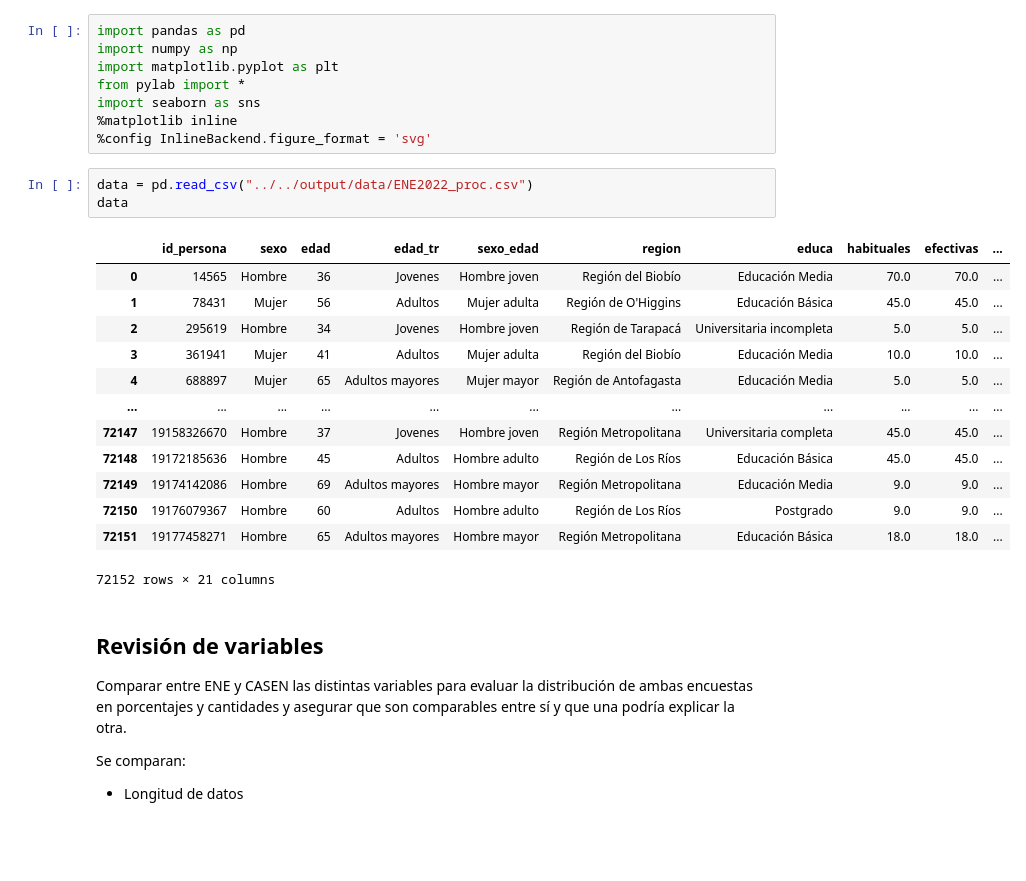
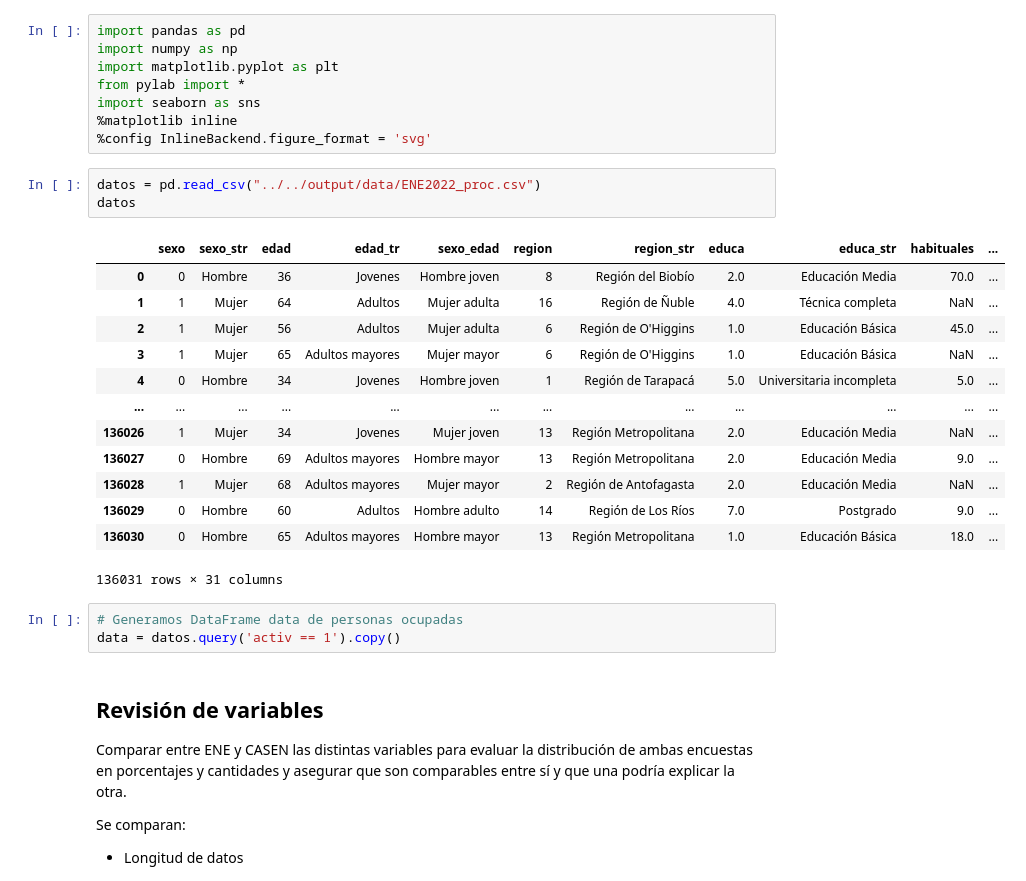
Before and after one commit to ElK1000o/Taller-Ciencia-de-Datos-II, a Jupyter notebook: Proyecto/Python/Analisis/ENE2022_analisis.ipynb, the cells around one changed output. Drawn from its saved outputs; the diff is of its cells as text; blank space fills up the shorter version.

```diff
--- a/Proyecto/Python/Analisis/ENE2022_analisis.ipynb
+++ b/Proyecto/Python/Analisis/ENE2022_analisis.ipynb
@@ -7,22 +7,25 @@ import seaborn as sns
 %matplotlib inline
 %config InlineBackend.figure_format = 'svg'
 # %%
-data = pd.read_csv("../../output/data/ENE2022_proc.csv")
-data
+datos = pd.read_csv("../../output/data/ENE2022_proc.csv")
+datos
 # %% [output]
-|  | id_persona | sexo | edad | edad_tr | sexo_edad | region | educa | habituales | efectivas | ... |
-| 0 | 14565 | Hombre | 36 | Jovenes | Hombre joven | Región del Biobío | Educación Media | 70.0 | 70.0 | ... |
-| 1 | 78431 | Mujer | 56 | Adultos | Mujer adulta | Región de O'Higgins | Educación Básica | 45.0 | 45.0 | ... |
-| 2 | 295619 | Hombre | 34 | Jovenes | Hombre joven | Región de Tarapacá | Universitaria incompleta | 5.0 | 5.0 | ... |
-| 3 | 361941 | Mujer | 41 | Adultos | Mujer adulta | Región del Biobío | Educación Media | 10.0 | 10.0 | ... |
-| 4 | 688897 | Mujer | 65 | Adultos mayores | Mujer mayor | Región de Antofagasta | Educación Media | 5.0 | 5.0 | ... |
-| ... | ... | ... | ... | ... | ... | ... | ... | ... | ... | ... |
-| 72147 | 19158326670 | Hombre | 37 | Jovenes | Hombre joven | Región Metropolitana | Universitaria completa | 45.0 | 45.0 | ... |
-| 72148 | 19172185636 | Hombre | 45 | Adultos | Hombre adulto | Región de Los Ríos | Educación Básica | 45.0 | 45.0 | ... |
-| 72149 | 19174142086 | Hombre | 69 | Adultos mayores | Hombre mayor | Región Metropolitana | Educación Media | 9.0 | 9.0 | ... |
-| 72150 | 19176079367 | Hombre | 60 | Adultos | Hombre adulto | Región de Los Ríos | Postgrado | 9.0 | 9.0 | ... |
-| 72151 | 19177458271 | Hombre | 65 | Adultos mayores | Hombre mayor | Región Metropolitana | Educación Básica | 18.0 | 18.0 | ... |
+|  | sexo | sexo_str | edad | edad_tr | sexo_edad | region | region_str | educa | educa_str | habituales | ... |
+| 0 | 0 | Hombre | 36 | Jovenes | Hombre joven | 8 | Región del Biobío | 2.0 | Educación Media | 70.0 | ... |
+| 1 | 1 | Mujer | 64 | Adultos | Mujer adulta | 16 | Región de Ñuble | 4.0 | Técnica completa | NaN | ... |
+| 2 | 1 | Mujer | 56 | Adultos | Mujer adulta | 6 | Región de O'Higgins | 1.0 | Educación Básica | 45.0 | ... |
+| 3 | 1 | Mujer | 65 | Adultos mayores | Mujer mayor | 6 | Región de O'Higgins | 1.0 | Educación Básica | NaN | ... |
+| 4 | 0 | Hombre | 34 | Jovenes | Hombre joven | 1 | Región de Tarapacá | 5.0 | Universitaria incompleta | 5.0 | ... |
+| ... | ... | ... | ... | ... | ... | ... | ... | ... | ... | ... | ... |
+| 136026 | 1 | Mujer | 34 | Jovenes | Mujer joven | 13 | Región Metropolitana | 2.0 | Educación Media | NaN | ... |
+| 136027 | 0 | Hombre | 69 | Adultos mayores | Hombre mayor | 13 | Región Metropolitana | 2.0 | Educación Media | 9.0 | ... |
+| 136028 | 1 | Mujer | 68 | Adultos mayores | Mujer mayor | 2 | Región de Antofagasta | 2.0 | Educación Media | NaN | ... |
+| 136029 | 0 | Hombre | 60 | Adultos | Hombre adulto | 14 | Región de Los Ríos | 7.0 | Postgrado | 9.0 | ... |
+| 136030 | 0 | Hombre | 65 | Adultos mayores | Hombre mayor | 13 | Región Metropolitana | 1.0 | Educación Básica | 18.0 | ... |
-72152 rows × 21 columns
+136031 rows × 31 columns
+# %%
+# Generamos DataFrame data de personas ocupadas
+data = datos.query('activ == 1').copy()
 # %% [markdown]
 ## Revisión de variables
 
```
Also changed, not shown: parts of 19 cells of this notebook, 6 other files.
